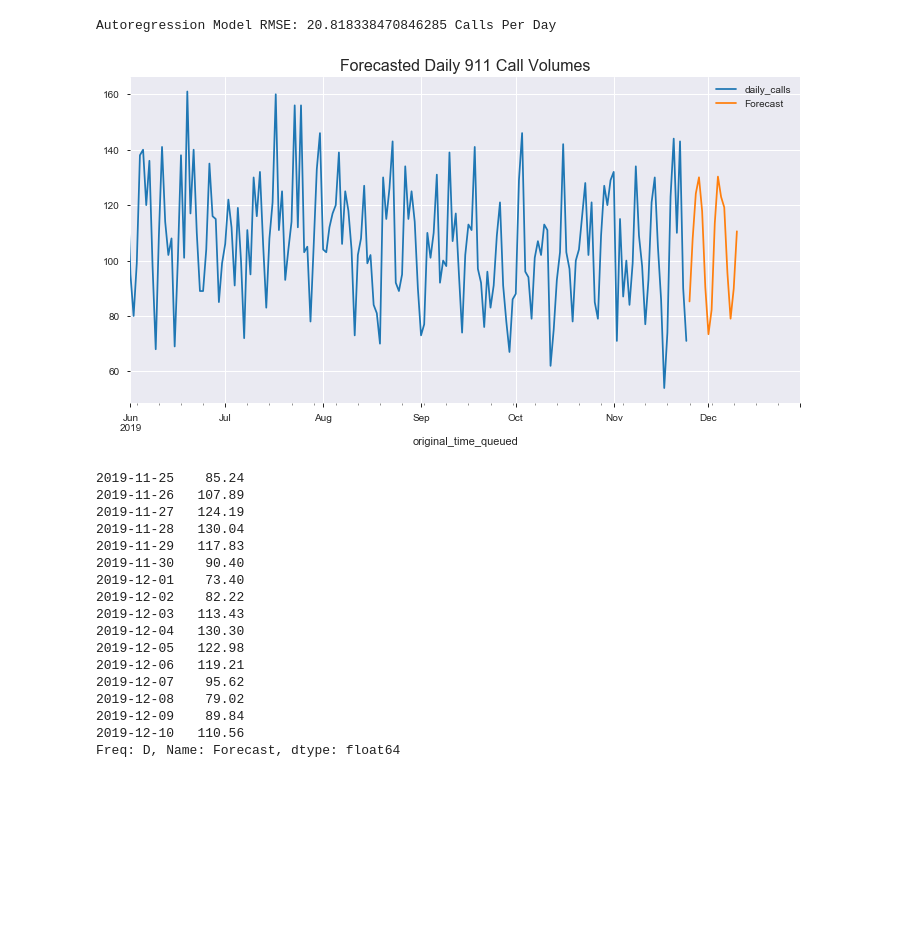
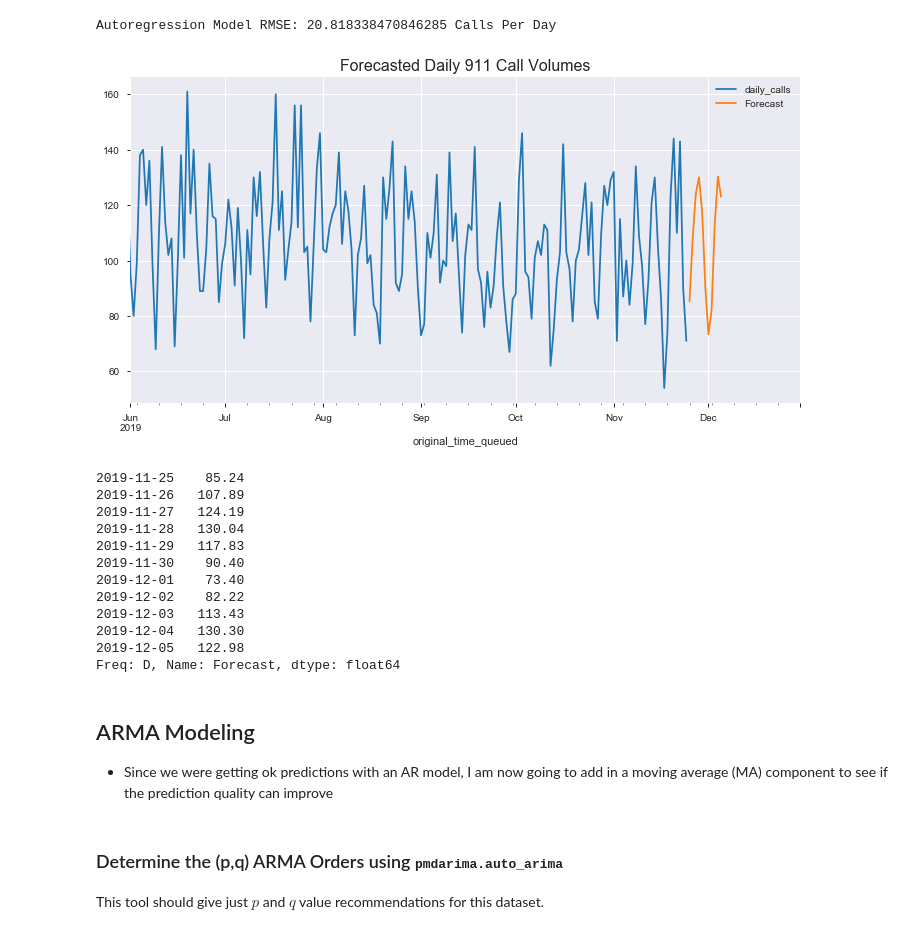
Before and after one commit to sam-cannon/Predicting-911-Calls-In-Seattle, a Jupyter notebook: Seattle 911 Call Volume.ipynb, the cells around one changed output. Cells and saved outputs as stored; diff of their text form; code cells hidden in the pictures; blank space fills up the shorter version.

Commit message:
Predicting Daily 911 Call Volume

```diff
--- a/Seattle 911 Call Volume.ipynb
+++ b/Seattle 911 Call Volume.ipynb
@@ -288,0 +303,6 @@ results.plot(); #we have to put the ; after the plot for some reason, its weird
+# %%
+#explicitly make training data a 'double' type, which is the only type of data that exponential smoothing seems to take
+king_2019 = king_2019.astype('double')
+
+king_2019['DESmul12'] = ExponentialSmoothing(king_2019['daily_calls'], trend='mul', seasonal_periods = 4).fit().fittedvalues.shift(-1)
+king_2019.head()
@@ -288,0 +326,3 @@ results.plot(); #we have to put the ; after the plot for some reason, its weird
+# %%
+king_2019['TESmul12'] = ExponentialSmoothing(king_2019['daily_calls'],trend='mul',seasonal='mul',seasonal_periods=70).fit().fittedvalues
+king_2019.head()
@@ -399,21 +490,21 @@ Autoregression Model RMSE: 20.818338470846285 Calls Per Day
 # %%
 #predict future calls with model now
 # First, retrain the model on the full dataset
 model = AR(king_2019['daily_calls'])
 
 # Next, fit the model
 ARfit = model.fit(maxlag=16,method='mle')
 
 # Make predictions
-fcast = ARfit.predict(start=len(king_2019), end=len(king_2019)+15, dynamic=False).rename('Forecast')
+fcast = ARfit.predict(start=len(king_2019), end=len(king_2019)+10, dynamic=False).rename('Forecast')
 
 # Plot the results
 king_2019['daily_calls'].plot(legend=True)
 fcast.plot(legend=True,figsize=(12,6))
 plt.title('Forecasted Daily 911 Call Volumes', fontsize = 16)
 plt.xlim('2019-06-01', '2019-12-30');
 # %% [output]
-[figure, old version]
+[figure, new version]
 # %%
 fcast
 # %% [output]
@@ -428,9 +519,10 @@ fcast
 2019-12-03   113.43
 2019-12-04   130.30
 2019-12-05   122.98
-2019-12-06   119.21
-2019-12-07    95.62
-2019-12-08    79.02
-2019-12-09    89.84
-2019-12-10   110.56
 Freq: D, Name: Forecast, dtype: float64
+# %% [markdown]
+## ARMA Modeling
+- Since we were getting ok predictions with an AR model, I am now going to add in a moving average (MA) component to see if the prediction quality can improve
+# %% [markdown]
+### Determine the (p,q) ARMA Orders using <tt>pmdarima.auto_arima</tt>
+This tool should give just $p$ and $q$ value recommendations for this dataset.
```
Also changed, not shown: parts of 34 cells of this notebook.
